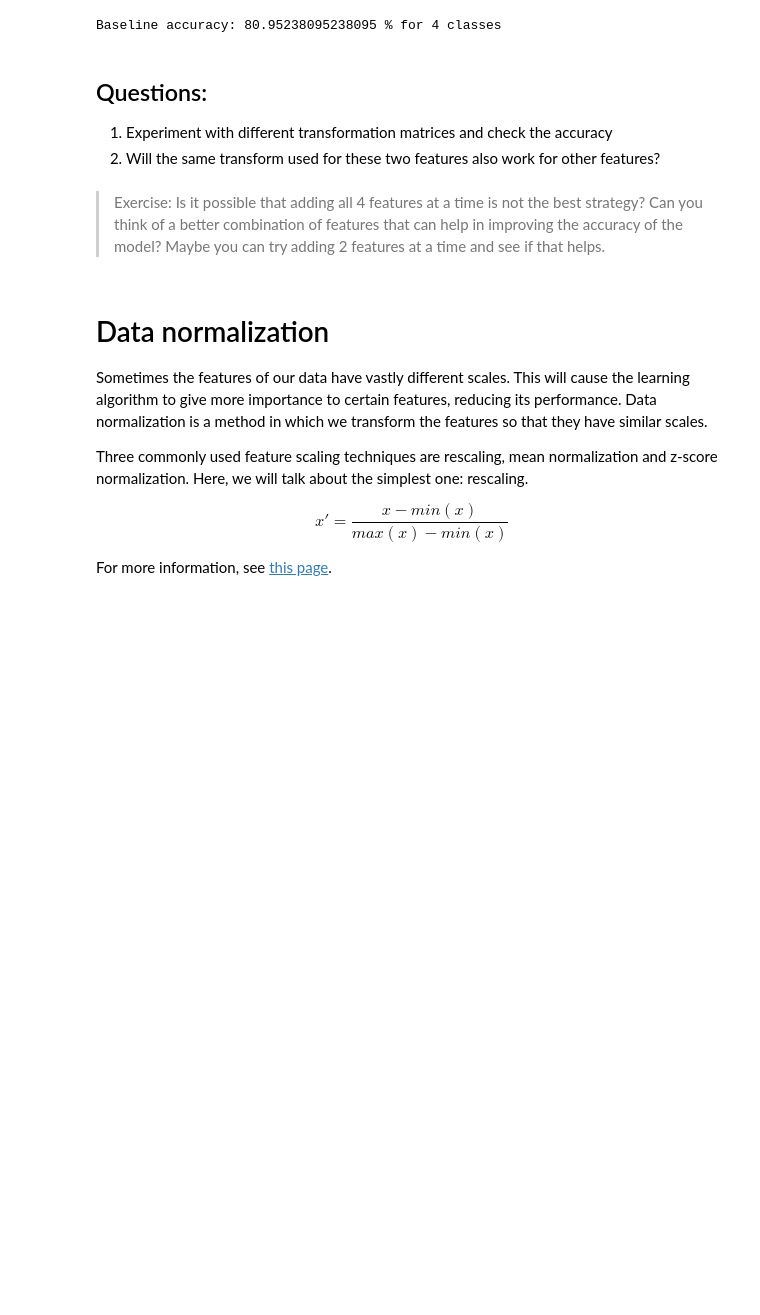
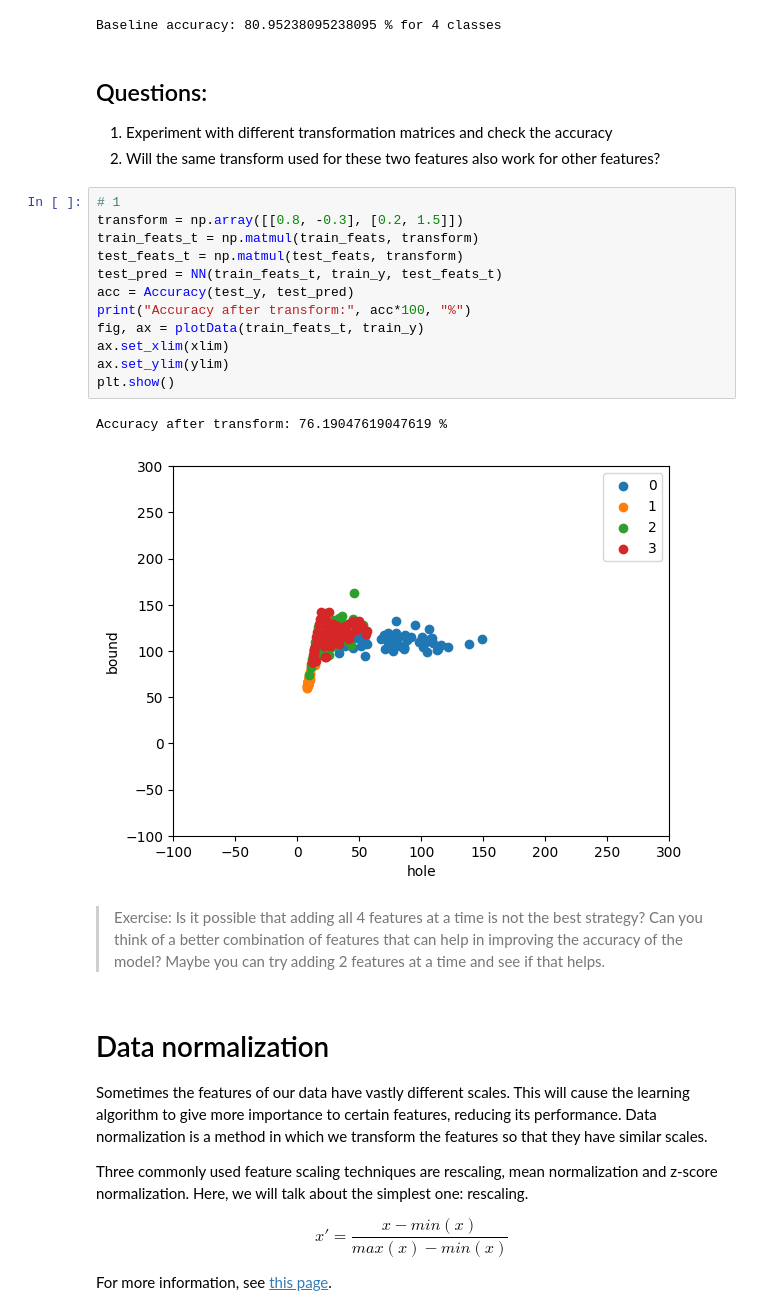
Before and after one commit to Jishnu-exe/Jishnu_AIML_May-2025, a Jupyter notebook: AIML_Module_01_Lab_04_Transforming_data_using_linear_algebra.ipynb, the cells around one changed output. Cells and saved outputs as stored; diff of their text form; blank space fills up the shorter version.

```diff
--- a/AIML_Module_01_Lab_04_Transforming_data_using_linear_algebra.ipynb
+++ b/AIML_Module_01_Lab_04_Transforming_data_using_linear_algebra.ipynb
@@ -414,6 +414,21 @@ Baseline accuracy: 80.95238095238095 % for 4 classes
 ## Questions:
 1. Experiment with different transformation matrices and check the accuracy
 2. Will the same transform used for these two features also work for other features?
+# %%
+# 1
+transform = np.array([[0.8, -0.3], [0.2, 1.5]])
+train_feats_t = np.matmul(train_feats, transform)
+test_feats_t = np.matmul(test_feats, transform)
+test_pred = NN(train_feats_t, train_y, test_feats_t)
+acc = Accuracy(test_y, test_pred)
+print("Accuracy after transform:", acc*100, "%")
+fig, ax = plotData(train_feats_t, train_y)
+ax.set_xlim(xlim)
+ax.set_ylim(ylim)
+plt.show()
+# %% [output]
+Accuracy after transform: 76.19047619047619 %
+[figure, added]
 # %% [markdown]
 > Exercise: Is it possible that adding all 4 features at a time is not the best strategy? Can you think of a better combination of features that can help in improving the accuracy of the model? Maybe you can try adding 2 features at a time and see if that helps.
 # %% [markdown]
```
Also changed, not shown: parts of 1 cell of this notebook.
